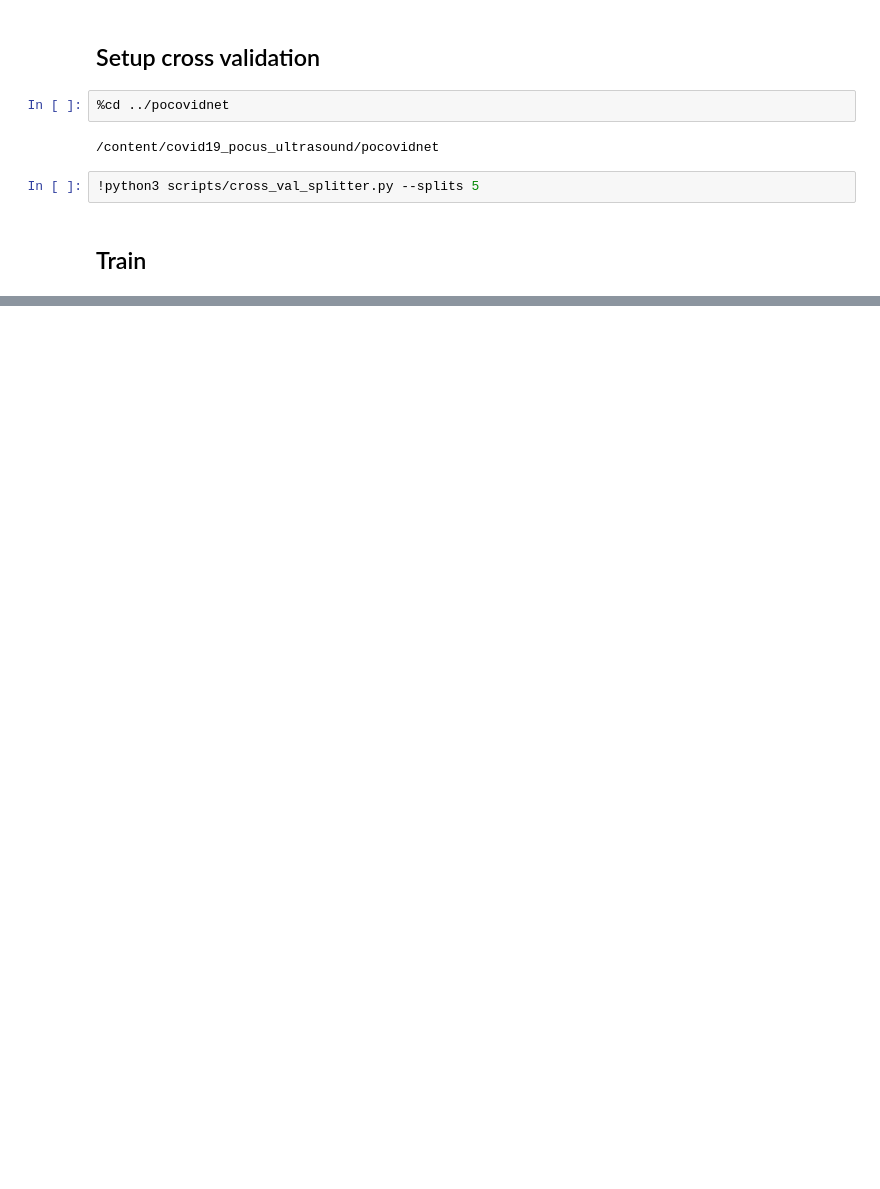
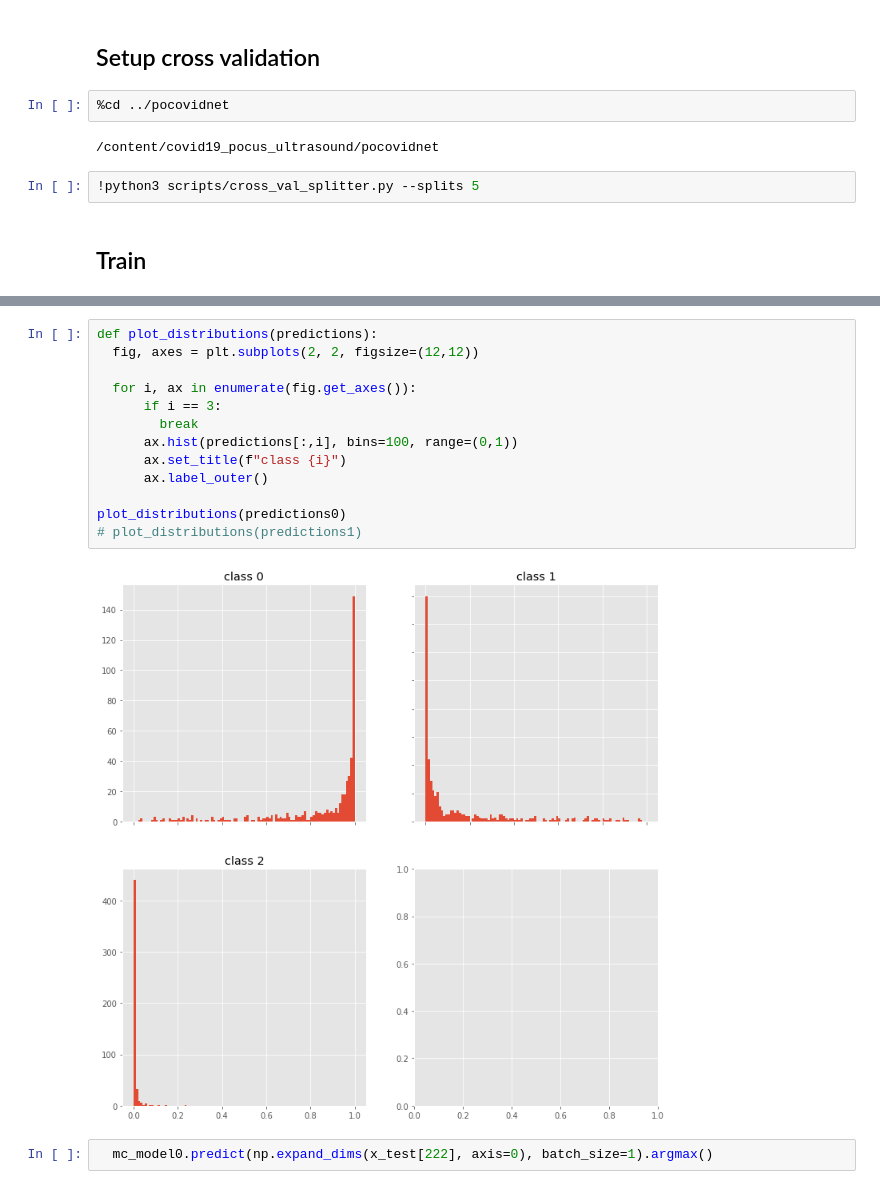
Before and after one commit to tylerlum/covid19_pocus_ultrasound, a Jupyter notebook: POCOVIDNet.ipynb, the cells around one changed output, grey strips where cells are left out. Cells and saved outputs as stored; diff of their text form; blank space fills up the shorter version.

```diff
--- a/POCOVIDNet.ipynb
+++ b/POCOVIDNet.ipynb
@@ -277,3 +244,20 @@ Done, shuttting down!
+# %%
+def plot_distributions(predictions):
+  fig, axes = plt.subplots(2, 2, figsize=(12,12))
+
+  for i, ax in enumerate(fig.get_axes()):
+      if i == 3:
+        break
+      ax.hist(predictions[:,i], bins=100, range=(0,1))
+      ax.set_title(f"class {i}")
+      ax.label_outer()
+
+plot_distributions(predictions0)
+# plot_distributions(predictions1)
+# %% [output]
+[figure, added]
+# %%
+  mc_model0.predict(np.expand_dims(x_test[222], axis=0), batch_size=1).argmax()
 # %%
 # Modify early stopping
 !python3 scripts/train_covid19.py --trainable_base_layers 3 --model_id 'vgg_cam' --learning_rate 1e-4 --data_dir '../data/cross_validation' --fold 2 --epochs 40 --batch_size 8
```
Also changed, not shown: parts of 24 cells of this notebook.
